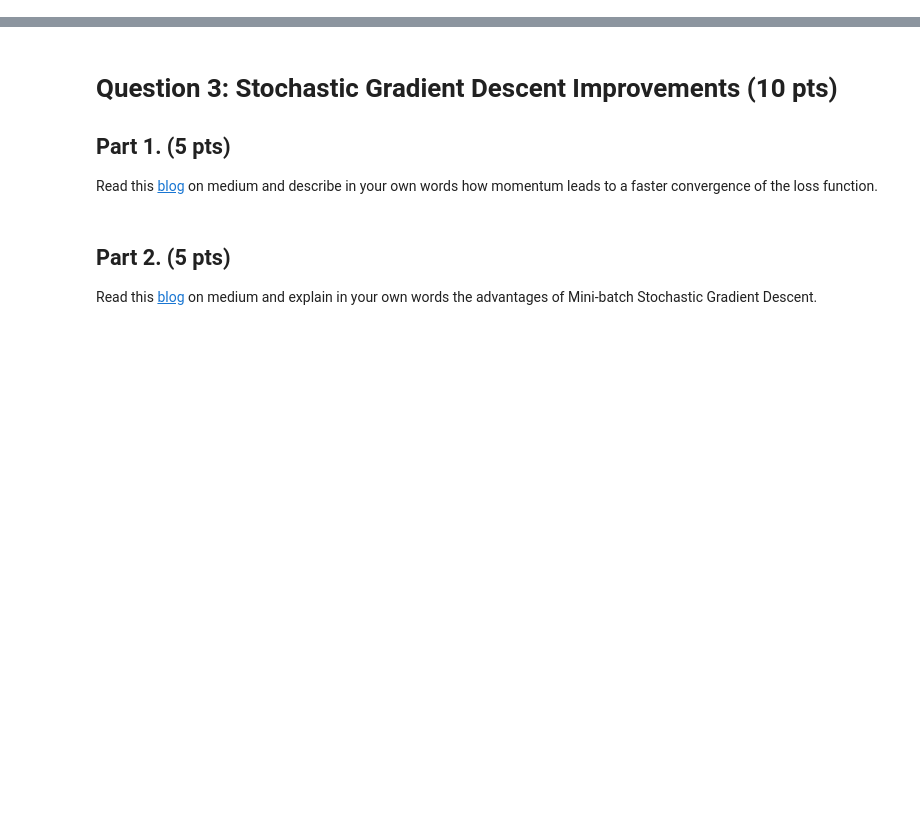
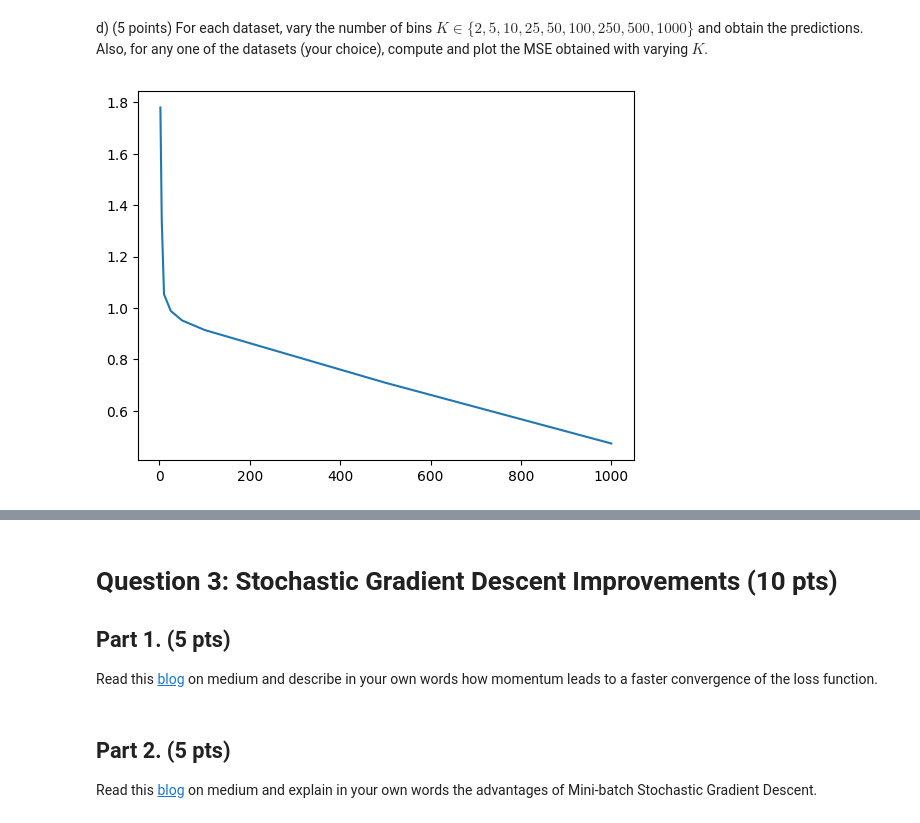
Before and after one commit to psinha25/ece381-aml, a Jupyter notebook: hw2/HW-2-2.ipynb, the cells around one changed output, grey strips where cells are left out. Drawn from its saved outputs; the diff is of its cells as text; code cells hidden in the pictures; blank space fills up the shorter version.

```diff
--- a/hw2/HW-2-2.ipynb
+++ b/hw2/HW-2-2.ipynb
@@ -44,0 +106,21 @@ e) (5 points) Repeat (d) but now consider Y_noisy as the target variable.
+# %% [markdown]
+d) (5 points) For each dataset, vary the number of bins $K \in \{2,5,10,25,50,100,250,500,1000\}$ and obtain the predictions. Also, for any one of the datasets (your choice), compute and plot the MSE obtained with varying $K$.
+# %%
+mse_scores = []
+K = [2,5,10,25,50,100,250,500,1000]
+yhats = {}
+for n in K:
+  ### START CODE ###
+  # compute y_hat given n for each dataset
+  yhats[n] = [estimator(datasets[i]['X'], datasets[i]['Y'], n) for i in range(len(datasets))]
+  ### END CODE ###
+
+  ### START CODE ###
+  # Compute MSE for chosen dataset
+  mse = mean_squared_error(datasets[0]['Y'], yhats[n][0])
+  ### END CODE ###
+  mse_scores.append(mse)
+plt.plot(K,mse_scores)
+plt.show()
+# %% [output]
+[figure, added]
```
Also changed, not shown: parts of 15 cells of this notebook.
